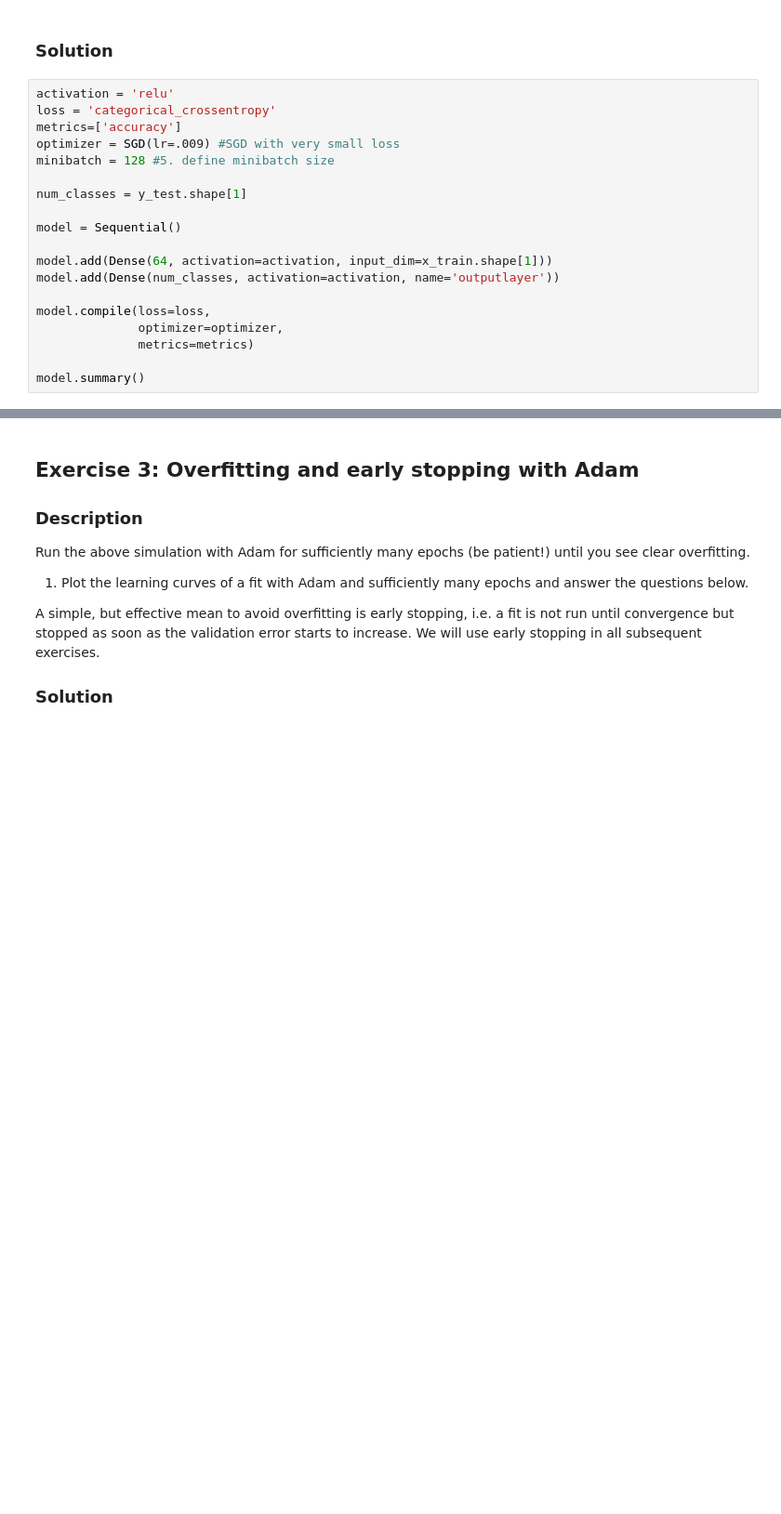
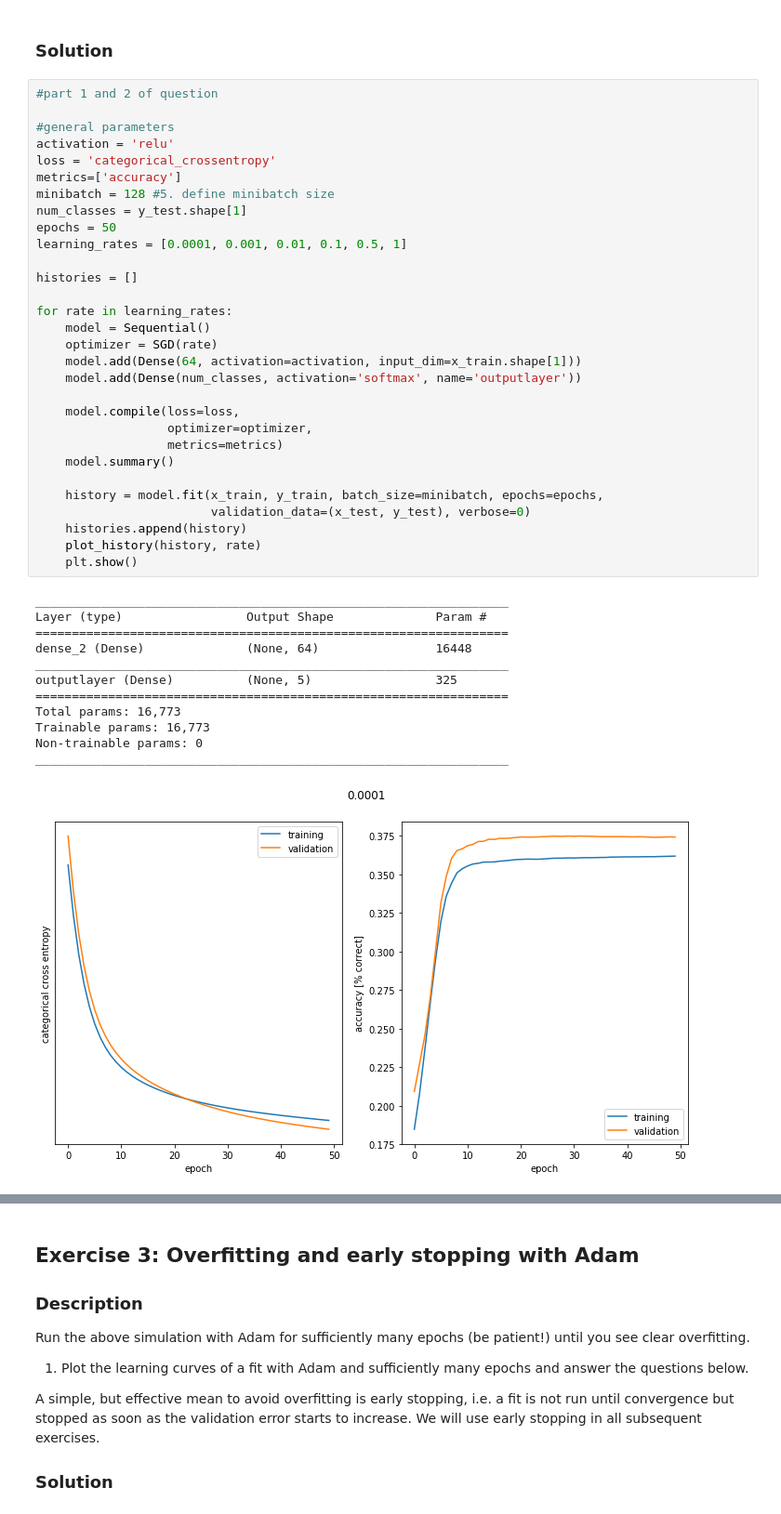
Before and after one commit to lguillain/Artificial-Neural-Networks, a Jupyter notebook: miniproject1/miniproject1_Leonore.ipynb, the cells around one changed output, grey strips where cells are left out. Shown at 93% size. Saved outputs shown, nothing was run; the diff lists cells and outputs as text; blank space fills up the shorter version.

```diff
--- a/miniproject1/miniproject1_Leonore.ipynb
+++ b/miniproject1/miniproject1_Leonore.ipynb
@@ -256,21 +312,45 @@ Train a network with one hidden layer and compare different optimizers.
 # %% [markdown]
 ### Solution
 # %%
+#part 1 and 2 of question
+
+#general parameters
 activation = 'relu'
 loss = 'categorical_crossentropy'
 metrics=['accuracy']
-optimizer = SGD(lr=.009) #SGD with very small loss
 minibatch = 128 #5. define minibatch size
+num_classes = y_test.shape[1]
+epochs = 50
+learning_rates = [0.0001, 0.001, 0.01, 0.1, 0.5, 1]
 
-num_classes = y_test.shape[1]
+histories = []
 
-model = Sequential()
+for rate in learning_rates:
+    model = Sequential()
+    optimizer = SGD(rate)
+    model.add(Dense(64, activation=activation, input_dim=x_train.shape[1]))
+    model.add(Dense(num_classes, activation='softmax', name='outputlayer'))
 
-model.add(Dense(64, activation=activation, input_dim=x_train.shape[1]))
-model.add(Dense(num_classes, activation=activation, name='outputlayer'))
+    model.compile(loss=loss,
+                  optimizer=optimizer,
+                  metrics=metrics)
+    model.summary()
 
-model.compile(loss=loss,
-              optimizer=optimizer,
-              metrics=metrics)
-
-model.summary()
+    history = model.fit(x_train, y_train, batch_size=minibatch, epochs=epochs,
+                        validation_data=(x_test, y_test), verbose=0)
+    histories.append(history)
+    plot_history(history, rate)
+    plt.show()
+# %% [output]
+_________________________________________________________________
+Layer (type)                 Output Shape              Param #
+=================================================================
+dense_2 (Dense)              (None, 64)                16448
+_________________________________________________________________
+outputlayer (Dense)          (None, 5)                 325
+=================================================================
+Total params: 16,773
+Trainable params: 16,773
+Non-trainable params: 0
+_________________________________________________________________
+[figure, added]
```
Also changed, not shown: parts of 33 cells of this notebook.
